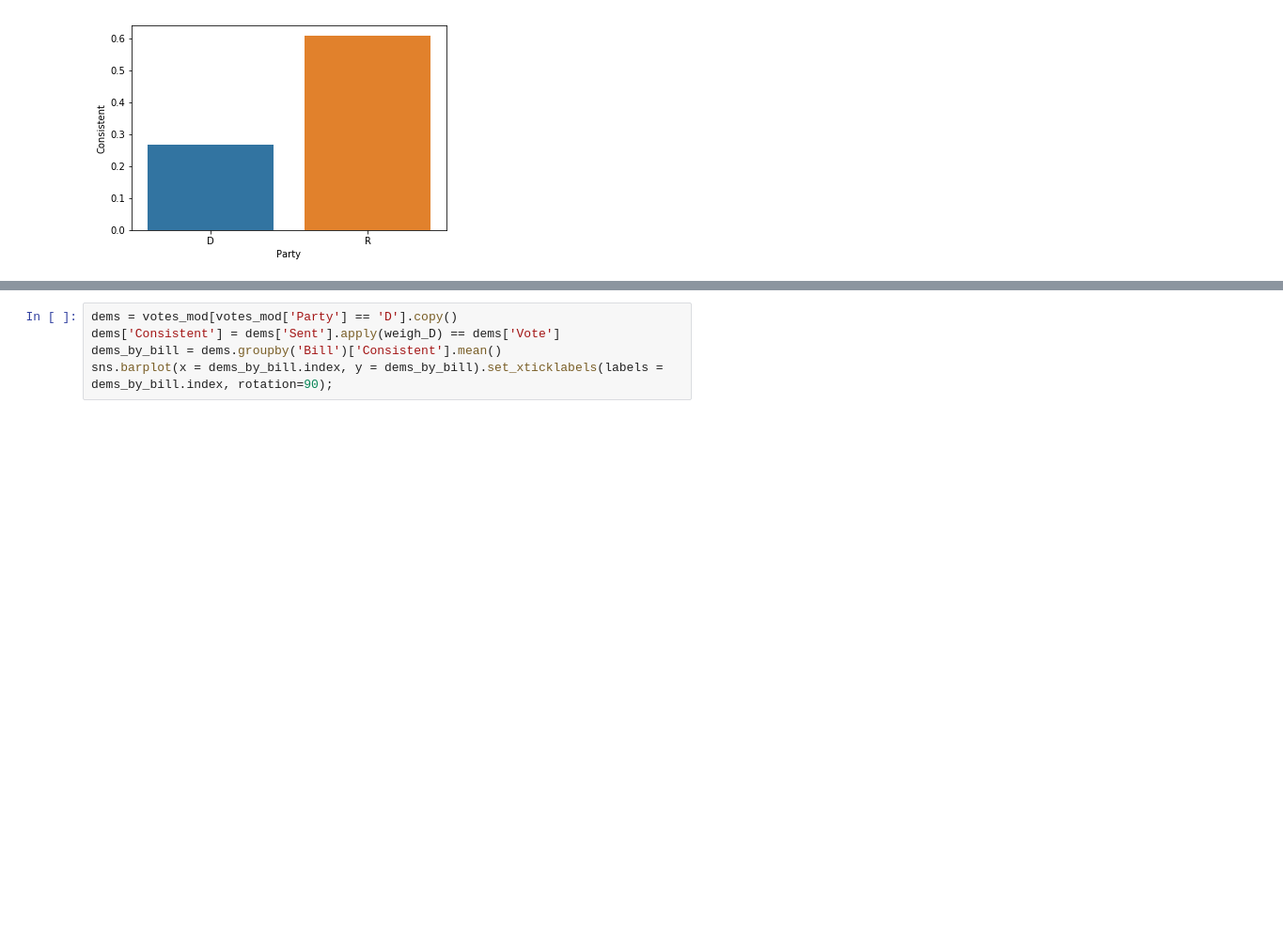
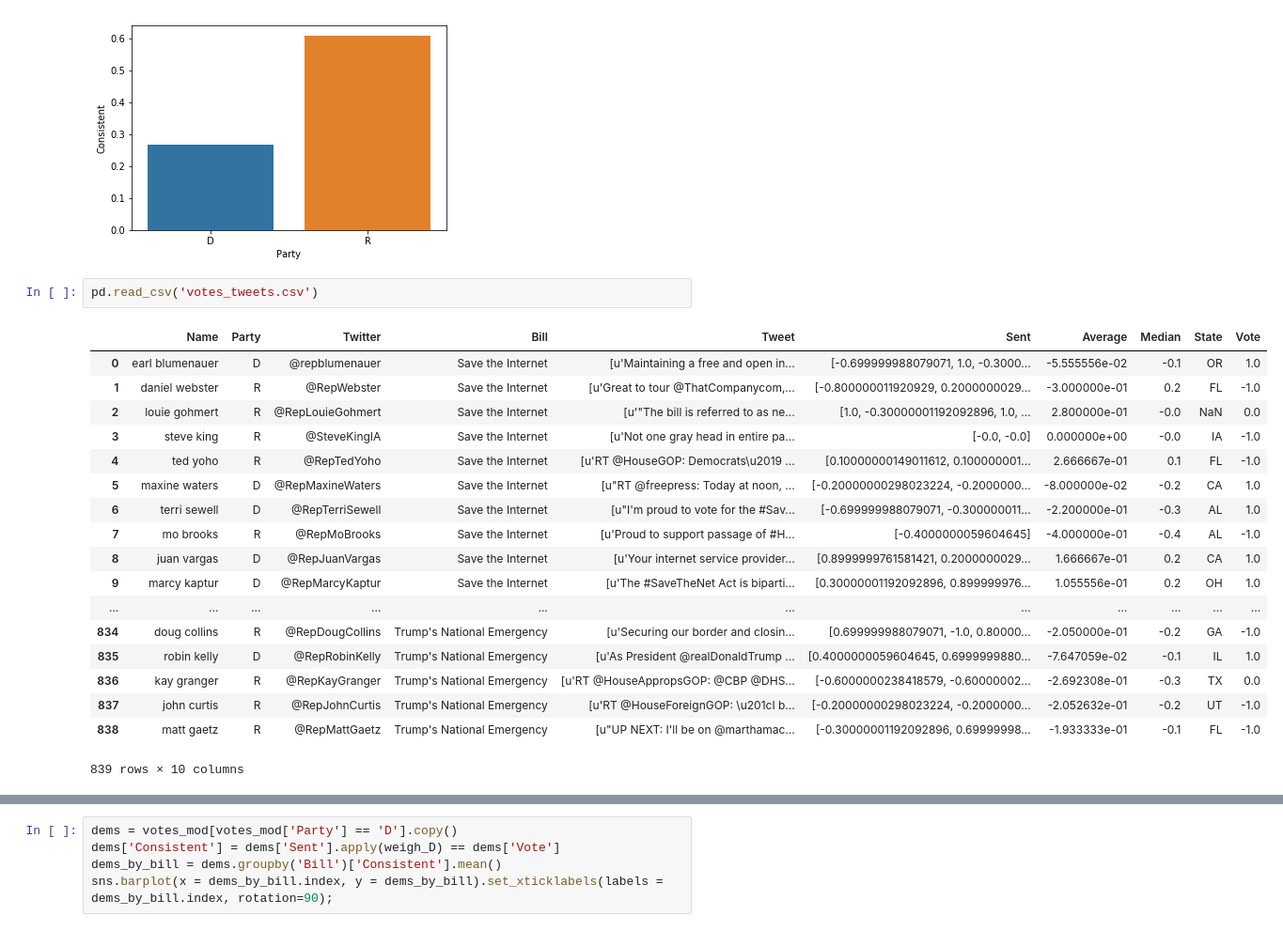
Before and after one commit to annsudhart/politician-tweet-analysis, a Jupyter notebook: Tweet_Truth/Poli_Consistency.ipynb, the cells around one changed output, grey strips where cells are left out. Shown at 94% size. Saved outputs shown, nothing was run; the diff lists cells and outputs as text; blank space fills up the shorter version.

```diff
--- a/Tweet_Truth/Poli_Consistency.ipynb
+++ b/Tweet_Truth/Poli_Consistency.ipynb
@@ -154,5 +158,26 @@ by_party = votes_mod.groupby(['Party'])['Consistent'].mean()
 sns.barplot(x = by_party.index, y = by_party);
 # %% [output]
 [figure]
+# %%
+pd.read_csv('votes_tweets.csv')
+# %% [output]
+|  | Name | Party | Twitter | Bill | Tweet | Sent | Average | Median | State | Vote |
+| 0 | earl blumenauer | D | @repblumenauer | Save the Internet | [u'Maintaining a free and open in... | [-0.699999988079071, 1.0, -0.3000... | -5.555556e-02 | -0.1 | OR | 1.0 |
+| 1 | daniel webster | R | @RepWebster | Save the Internet | [u'Great to tour @ThatCompanycom,... | [-0.800000011920929, 0.2000000029... | -3.000000e-01 | 0.2 | FL | -1.0 |
+| 2 | louie gohmert | R | @RepLouieGohmert | Save the Internet | [u'"The bill is referred to as ne... | [1.0, -0.30000001192092896, 1.0, ... | 2.800000e-01 | -0.0 | NaN | 0.0 |
+| 3 | steve king | R | @SteveKingIA | Save the Internet | [u'Not one gray head in entire pa... | [-0.0, -0.0] | 0.000000e+00 | -0.0 | IA | -1.0 |
+| 4 | ted yoho | R | @RepTedYoho | Save the Internet | [u'RT @HouseGOP: Democrats\u2019 ... | [0.10000000149011612, 0.100000001... | 2.666667e-01 | 0.1 | FL | -1.0 |
+| 5 | maxine waters | D | @RepMaxineWaters | Save the Internet | [u"RT @freepress: Today at noon, ... | [-0.20000000298023224, -0.2000000... | -8.000000e-02 | -0.2 | CA | 1.0 |
+| 6 | terri sewell | D | @RepTerriSewell | Save the Internet | [u"I'm proud to vote for the #Sav... | [-0.699999988079071, -0.300000011... | -2.200000e-01 | -0.3 | AL | 1.0 |
+| 7 | mo brooks | R | @RepMoBrooks | Save the Internet | [u'Proud to support passage of #H... | [-0.4000000059604645] | -4.000000e-01 | -0.4 | AL | -1.0 |
+| 8 | juan vargas | D | @RepJuanVargas | Save the Internet | [u'Your internet service provider... | [0.8999999761581421, 0.2000000029... | 1.666667e-01 | 0.2 | CA | 1.0 |
+| 9 | marcy kaptur | D | @RepMarcyKaptur | Save the Internet | [u'The #SaveTheNet Act is biparti... | [0.30000001192092896, 0.899999976... | 1.055556e-01 | 0.2 | OH | 1.0 |
+| ... | ... | ... | ... | ... | ... | ... | ... | ... | ... | ... |
+| 834 | doug collins | R | @RepDougCollins | Trump's National Emergency | [u'Securing our border and closin... | [0.699999988079071, -1.0, 0.80000... | -2.050000e-01 | -0.2 | GA | -1.0 |
+| 835 | robin kelly | D | @RepRobinKelly | Trump's National Emergency | [u'As President @realDonaldTrump ... | [0.4000000059604645, 0.6999999880... | -7.647059e-02 | -0.1 | IL | 1.0 |
+| 836 | kay granger | R | @RepKayGranger | Trump's National Emergency | [u'RT @HouseAppropsGOP: @CBP @DHS... | [-0.6000000238418579, -0.60000002... | -2.692308e-01 | -0.3 | TX | 0.0 |
+| 837 | john curtis | R | @RepJohnCurtis | Trump's National Emergency | [u'RT @HouseForeignGOP: \u201cI b... | [-0.20000000298023224, -0.2000000... | -2.052632e-01 | -0.2 | UT | -1.0 |
+| 838 | matt gaetz | R | @RepMattGaetz | Trump's National Emergency | [u"UP NEXT: I'll be on @marthamac... | [-0.30000001192092896, 0.69999998... | -1.933333e-01 | -0.1 | FL | -1.0 |
+839 rows × 10 columns
 # %%
 party_bill_ind = [x + ": " + y for x,y in by_party_bill.index]
```
Also changed, not shown: parts of 4 cells of this notebook, 3 other files.
